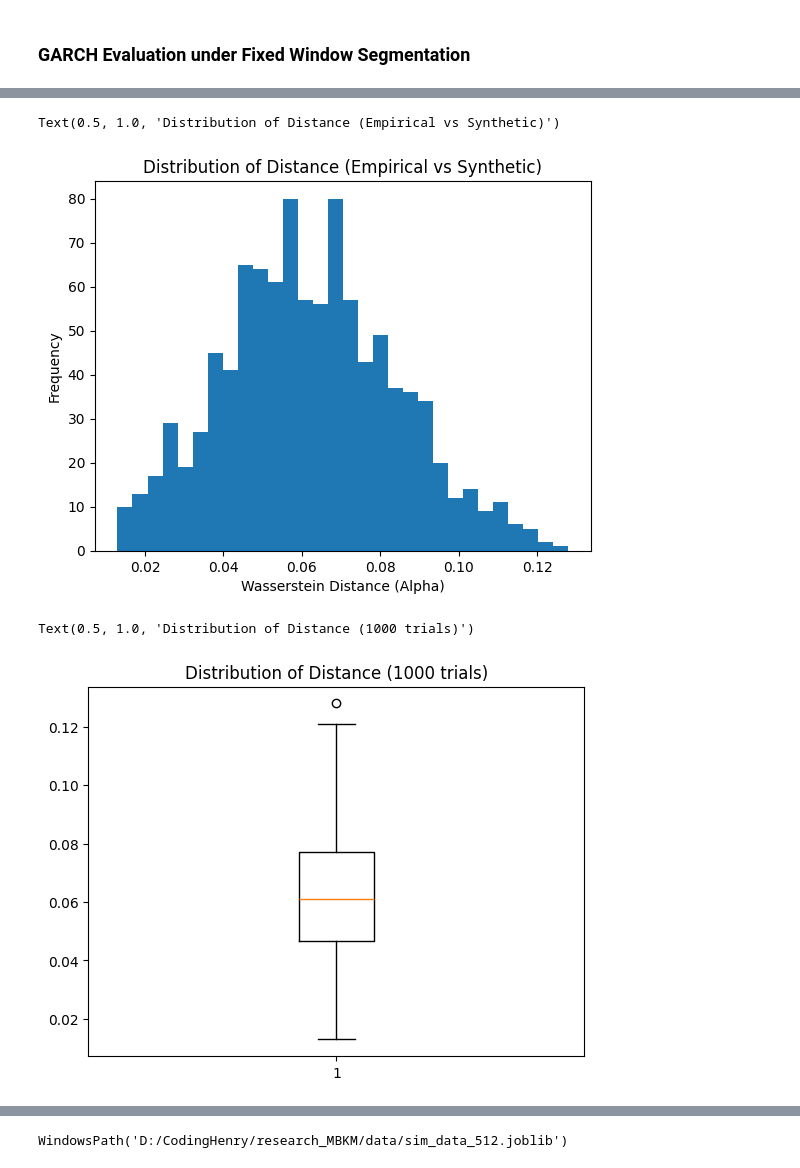
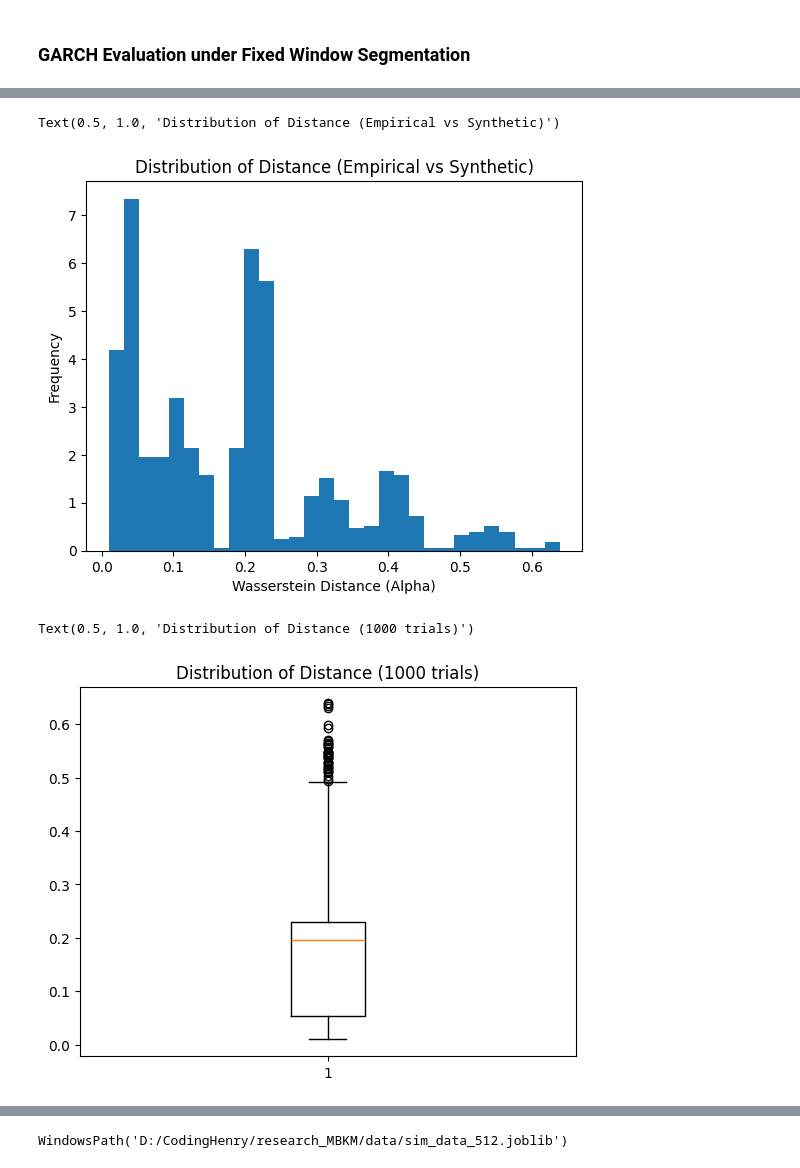
Before and after one commit to HenryGunadi/diffusion-garch, a Jupyter notebook: notebooks/eda/eda_512.ipynb, the cells around one changed output, grey strips where cells are left out. Drawn from its saved outputs; the diff is of its cells as text; code cells hidden in the pictures.

```diff
--- a/notebooks/eda/eda_512.ipynb
+++ b/notebooks/eda/eda_512.ipynb
@@ -635,29 +549,30 @@ Covariance estimator: robust
 # %%
 metrics = []
-alpha_emp = [res.params["alpha[1]"] for res in arch_emp]
+rho_emp = [res.params["alpha[1]"] + res.params["beta[1]"] for res in arch_emp]
+rng = np.random.default_rng()
 
 for _ in range(1000):
-    syn_subset = rng.choice(synthetic_data, size=5, replace=False, axis=0)
+    syn_subset = rng.choice(synthetic_data, size=len(empirical_window), replace=False, axis=0)
     arch_syn_subset = compute_arch(syn_subset)
 
-    alpha_syn = [res.params["alpha[1]"] for res in arch_syn_subset]
+    rho_syn = [res.params["alpha[1]"] + res.params["beta[1]"] for res in arch_syn_subset]
 
-    dist = stats.wasserstein_distance(alpha_emp, alpha_syn)
+    dist = stats.wasserstein_distance(rho_emp, rho_syn)
     metrics.append(dist)
 # %%
-plt.hist(metrics, bins=30)
+plt.hist(metrics, bins=30, density=True)
 plt.xlabel("Wasserstein Distance (Alpha)")
 plt.ylabel("Frequency")
 plt.title("Distribution of Distance (Empirical vs Synthetic)")
 # %% [output]
 Text(0.5, 1.0, 'Distribution of Distance (Empirical vs Synthetic)')
-[figure, old version]
+[figure, new version]
 # %%
 plt.boxplot(metrics)
 plt.title("Distribution of Distance (1000 trials)")
 # %% [output]
 Text(0.5, 1.0, 'Distribution of Distance (1000 trials)')
-[figure, old version]
+[figure, new version]
 # %%
 x = np.sort(metrics)
 y = np.arange(1, len(x)+1) / len(x)
```
Also changed, not shown: parts of 39 cells of this notebook, 19 other files.
